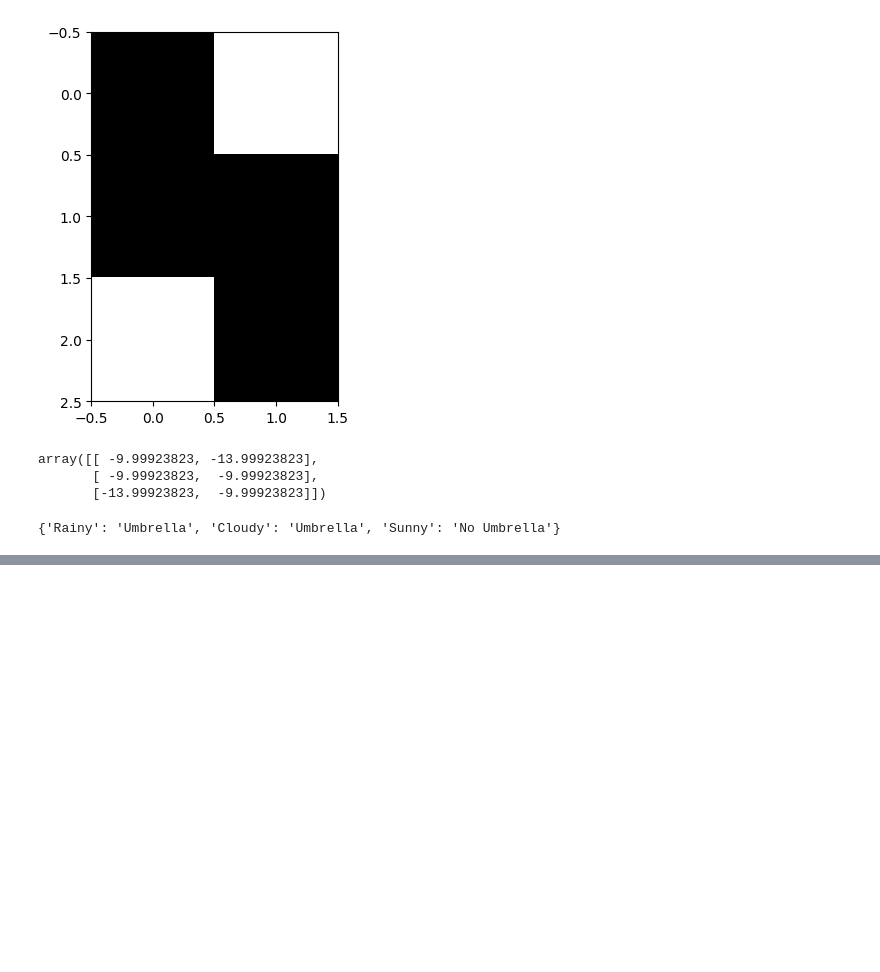
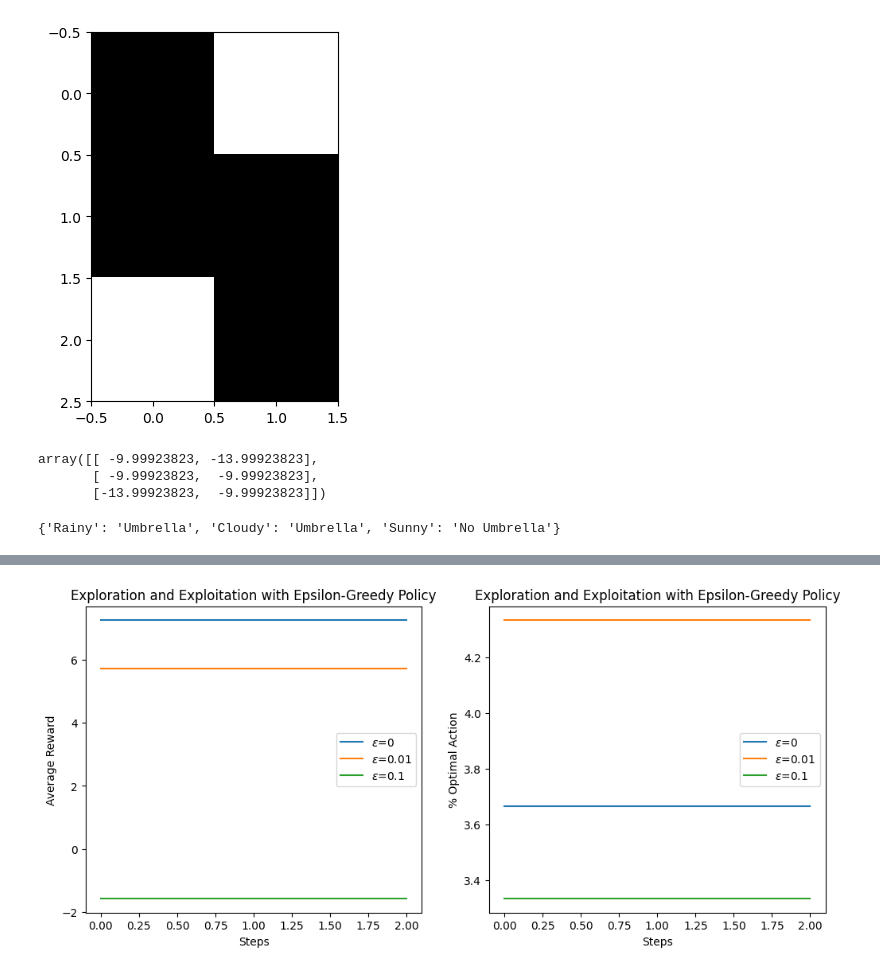
Before and after one commit to SAMANTA1401/reinforcement_learning, a Jupyter notebook: rf_learning/basic.ipynb, the cells around one changed output, grey strips where cells are left out. Drawn from its saved outputs; the diff is of its cells as text; code cells hidden in the pictures; blank space fills up the shorter version.

Commit message:
policy added

```diff
--- a/rf_learning/basic.ipynb
+++ b/rf_learning/basic.ipynb
@@ -224,0 +459,16 @@ policy # action for each state
+# %%
+class Bandit:
+    def __init__(self, n_arms):
+        self.n_arms = n_arms
+        self.mean = np.random.normal(0, 1, size=n_arms) # create an array of random rewards for each arm
+        # An array of size n_arms representing the mean reward for each arm. The values are randomly generated from a normal distribution with mean 0 and standard deviation 1.
+    def pull_arm(self, arm):
+        return np.random.normal(self.mean[arm], 1) # get the reward for a specific arm
+        # The reward is generated from a normal distribution with mean equal to the mean reward for the specified arm (self.mean[arm]) and standard deviation 1.
+# %%
+#Defining epsilon greedy policy
+def egp(Q, epsilon):
+    if np.random.random() < epsilon:
+        return np.random.randint(len(Q))
+    else:
+        return np.argmax(Q)
@@ -224,0 +496,11 @@ policy # action for each state
+# %%
+n_arms = 3
+n_steps = 3
+n_trials = 3
+epsilons = [0, 0.01, 0.1]
+# %%
+# Initialize variables for plotting
+average_rewards = np.zeros((len(epsilons), n_steps)) # 3x3 matrix
+optimal_action_pct = np.zeros((len(epsilons), n_steps)) # 3x3 matrix
+total_reward_itetation = np.zeros((len(epsilons), n_steps)) # 3x3 matrix
+total_optimal_iteration = np.zeros((len(epsilons), n_steps)) # 3x3 matrix
@@ -224,0 +574,20 @@ policy # action for each state
+# %%
+fig, axs = plt.subplots(1, 2, figsize=(12, 5))
+
+for i, epsilon in enumerate(epsilons):
+    axs[0].plot(average_rewards[i], label="$\epsilon$={}".format(epsilon))
+    axs[1].plot(optimal_action_pct[i], label="$\epsilon$={}".format(epsilon))
+
+axs[0].set_xlabel("Steps")
+axs[0].set_ylabel("Average Reward")
+axs[0].set_title("Exploration and Exploitation with Epsilon-Greedy Policy")
+axs[0].legend()
+
+axs[1].set_xlabel("Steps")
+axs[1].set_ylabel("% Optimal Action")
+axs[1].set_title("Exploration and Exploitation with Epsilon-Greedy Policy")
+axs[1].legend()
+
+plt.show()
+# %% [output]
+[figure, added]
```
Also changed, not shown: parts of 62 cells of this notebook, 2 other files.
